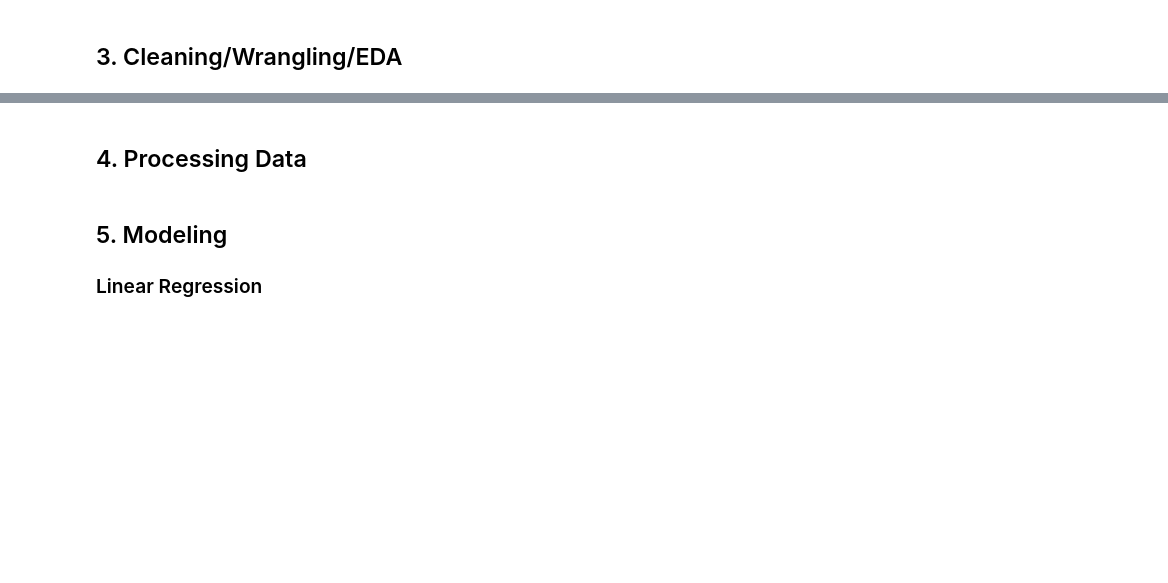
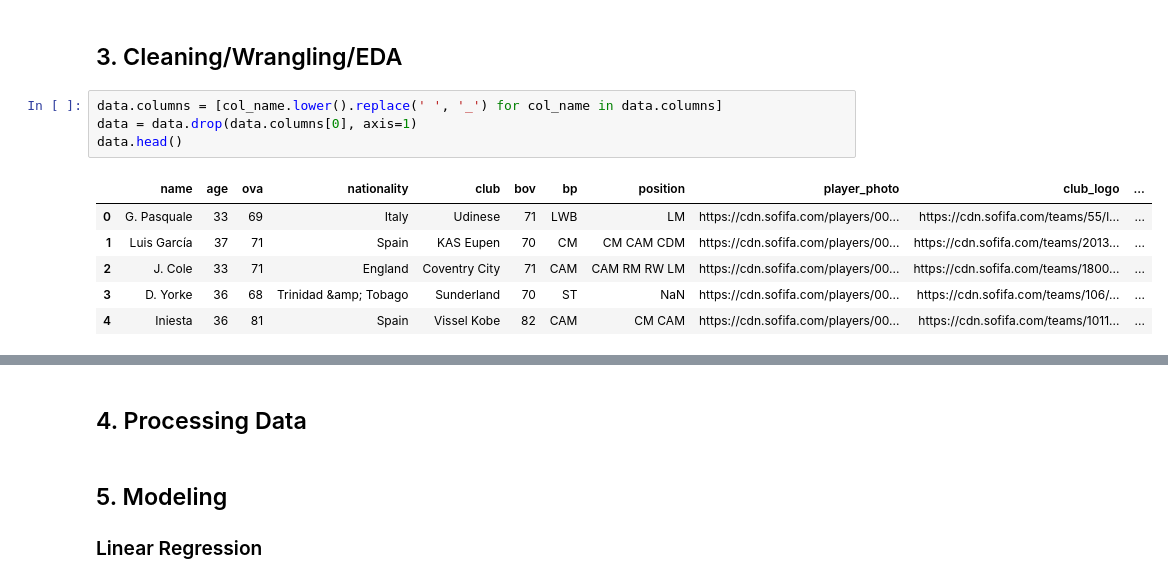
Before and after one commit to mariabollain/data_mid_bootcamp_project_FIFA_MoneyBall, a Jupyter notebook: FIFA.ipynb, the cells around one changed output, grey strips where cells are left out. Drawn from its saved outputs; the diff is of its cells as text; blank space fills up the shorter version.

```diff
--- a/FIFA.ipynb
+++ b/FIFA.ipynb
@@ -32,2 +63,13 @@ warnings.filterwarnings('ignore')
 # %% [markdown]
 ## 3. Cleaning/Wrangling/EDA
+# %%
+data.columns = [col_name.lower().replace(' ', '_') for col_name in data.columns]
+data = data.drop(data.columns[0], axis=1)
+data.head()
+# %% [output]
+|  | name | age | ova | nationality | club | bov | bp | position | player_photo | club_logo | ... |
+| 0 | G. Pasquale | 33 | 69 | Italy | Udinese | 71 | LWB | LM | https://cdn.sofifa.com/players/00... | https://cdn.sofifa.com/teams/55/l... | ... |
+| 1 | Luis García | 37 | 71 | Spain | KAS Eupen | 70 | CM | CM CAM CDM | https://cdn.sofifa.com/players/00... | https://cdn.sofifa.com/teams/2013... | ... |
+| 2 | J. Cole | 33 | 71 | England | Coventry City | 71 | CAM | CAM RM RW LM | https://cdn.sofifa.com/players/00... | https://cdn.sofifa.com/teams/1800... | ... |
+| 3 | D. Yorke | 36 | 68 | Trinidad &amp; Tobago | Sunderland | 70 | ST | NaN | https://cdn.sofifa.com/players/00... | https://cdn.sofifa.com/teams/106/... | ... |
+| 4 | Iniesta | 36 | 81 | Spain | Vissel Kobe | 82 | CAM | CM CAM | https://cdn.sofifa.com/players/00... | https://cdn.sofifa.com/teams/1011... | ... |
```
Also changed, not shown: parts of 5 cells of this notebook.
